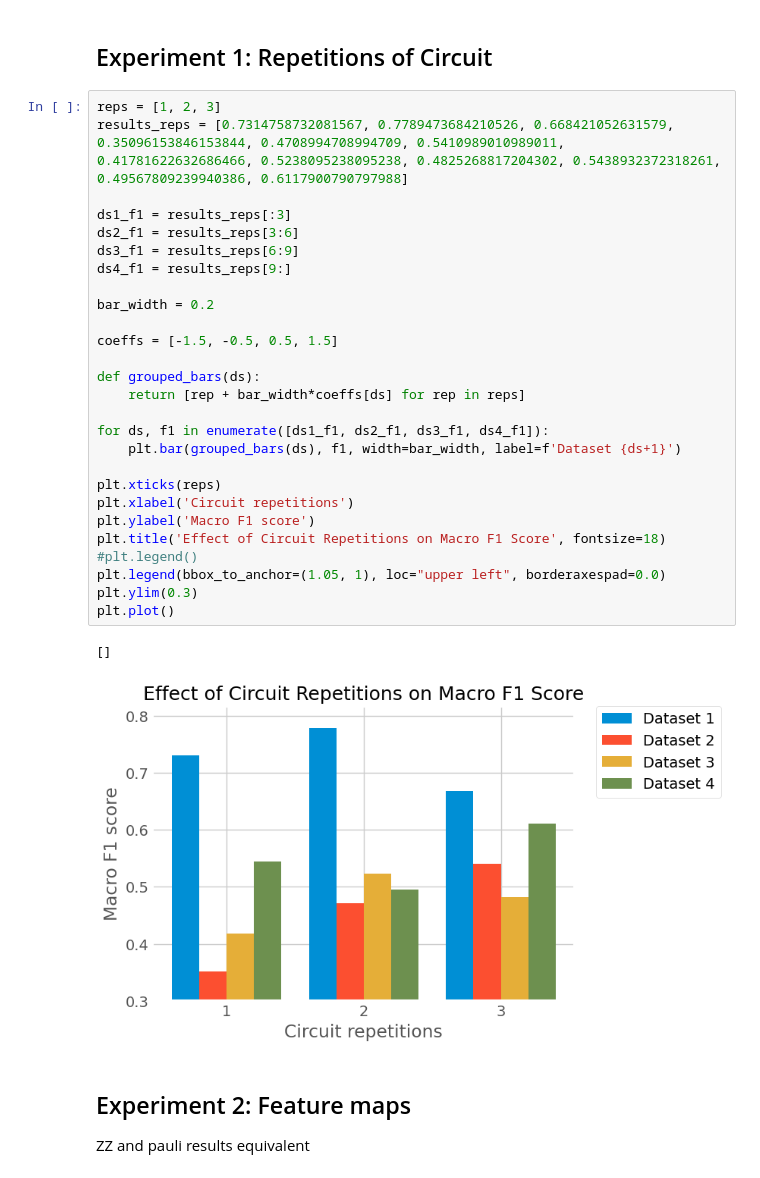
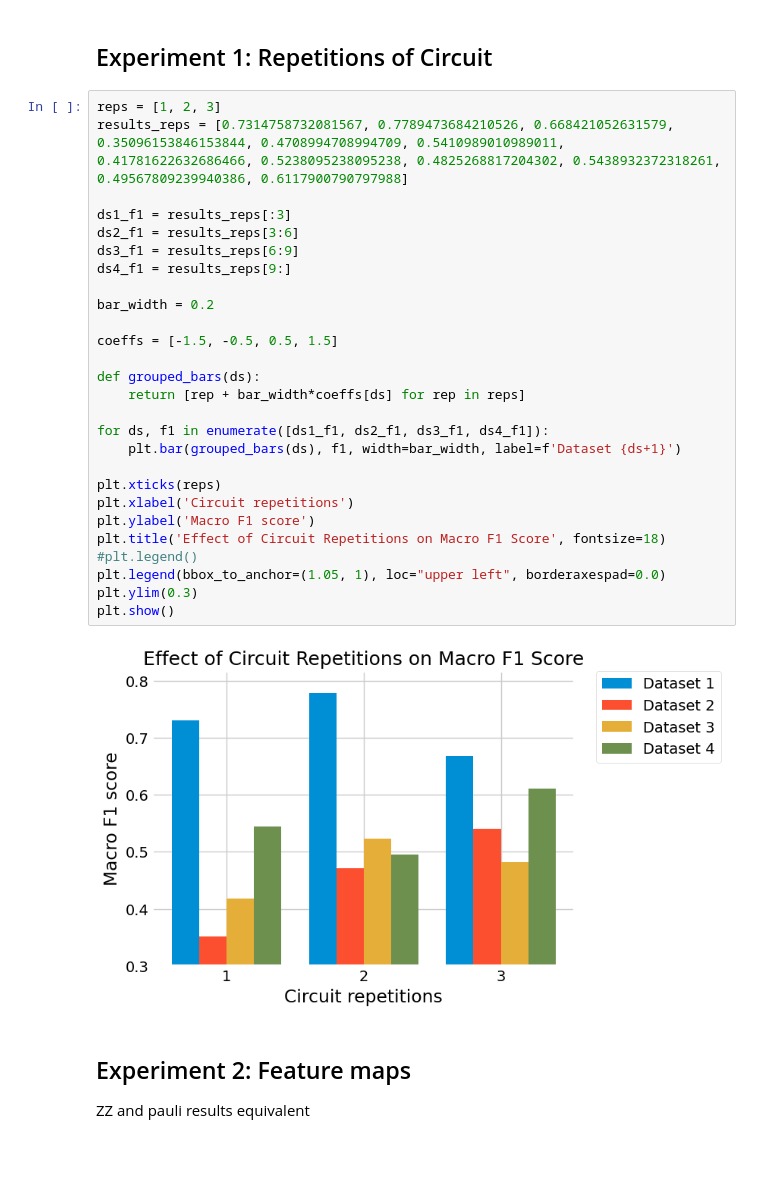
Before and after one commit to welremco/Group3QuantumOneClassSVMs, a Jupyter notebook: results/results.ipynb, the cells around one changed output. Saved outputs shown, nothing was run; the diff lists cells and outputs as text.

```diff
--- a/results/results.ipynb
+++ b/results/results.ipynb
@@ -15,33 +15,32 @@ plt.rcParams['figure.facecolor'] = 'white'
 # %%
 reps = [1, 2, 3]
 results_reps = [0.7314758732081567, 0.7789473684210526, 0.668421052631579, 0.35096153846153844, 0.4708994708994709, 0.5410989010989011, 0.41781622632686466, 0.5238095238095238, 0.4825268817204302, 0.5438932372318261, 0.49567809239940386, 0.6117900790797988]
 
 ds1_f1 = results_reps[:3]
 ds2_f1 = results_reps[3:6]
 ds3_f1 = results_reps[6:9]
 ds4_f1 = results_reps[9:]
 
 bar_width = 0.2
 
 coeffs = [-1.5, -0.5, 0.5, 1.5]
 
 def grouped_bars(ds):
     return [rep + bar_width*coeffs[ds] for rep in reps]
 
 for ds, f1 in enumerate([ds1_f1, ds2_f1, ds3_f1, ds4_f1]):
     plt.bar(grouped_bars(ds), f1, width=bar_width, label=f'Dataset {ds+1}')
 
 plt.xticks(reps)
 plt.xlabel('Circuit repetitions')
 plt.ylabel('Macro F1 score')
 plt.title('Effect of Circuit Repetitions on Macro F1 Score', fontsize=18)
 #plt.legend()
 plt.legend(bbox_to_anchor=(1.05, 1), loc="upper left", borderaxespad=0.0)
 plt.ylim(0.3)
-plt.plot()
+plt.show()
 # %% [output]
-[]
-[figure, old version]
+[figure, new version]
 # %% [markdown]
 ## Experiment 2: Feature maps
 
```
Also changed, not shown: parts of 10 cells of this notebook.
